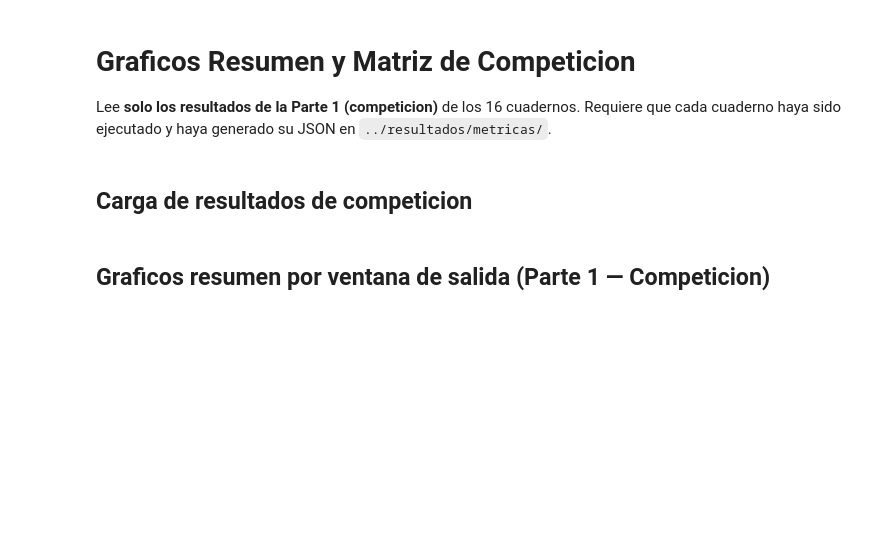
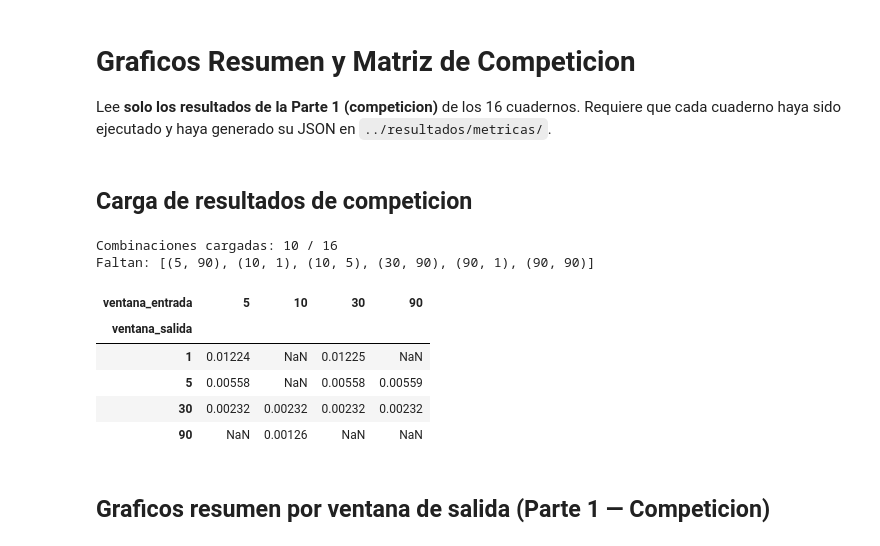
Before and after one commit to NataliaSJO/Taller4_NN, a Jupyter notebook: analisis/graficos_resumen.ipynb, the cells around one changed output. Cells and saved outputs as stored; diff of their text form; code cells hidden in the pictures; blank space fills up the shorter version.

```diff
--- a/analisis/graficos_resumen.ipynb
+++ b/analisis/graficos_resumen.ipynb
@@ -14,16 +14,25 @@ from utilidades.graficos   import graficar_resumen, graficar_matriz_competicion
 # %%
 # seccion='competicion' filtra solo los modelos de la Parte 1
 df = cargar_todos_resultados('../resultados/metricas/', seccion='competicion')
 
 combinaciones = df.groupby(['ventana_entrada','ventana_salida']).ngroups
 print(f'Combinaciones cargadas: {combinaciones} / 16')
 if combinaciones < 16:
     faltantes = [(e, s) for e in [5,10,30,90] for s in [1,5,30,90]
                  if df[(df.ventana_entrada==e)&(df.ventana_salida==s)].empty]
     print('Faltan:', faltantes)
 
-display(df.pivot_table(index='ventana_entrada', columns='ventana_salida',
+display(df.pivot_table(index='ventana_salida', columns='ventana_entrada',
                         values='mae_test', aggfunc='min').round(5))
+# %% [output]
+Combinaciones cargadas: 10 / 16
+Faltan: [(5, 90), (10, 1), (10, 5), (30, 90), (90, 1), (90, 90)]
+| ventana_entrada | 5 | 10 | 30 | 90 |
+| ventana_salida |  |  |  |  |
+| 1 | 0.01224 | NaN | 0.01225 | NaN |
+| 5 | 0.00558 | NaN | 0.00558 | 0.00559 |
+| 30 | 0.00232 | 0.00232 | 0.00232 | 0.00232 |
+| 90 | NaN | 0.00126 | NaN | NaN |
 # %% [markdown]
 ## Graficos resumen por ventana de salida (Parte 1 — Competicion)
 # %%
```
Also changed, not shown: parts of 3 cells of this notebook, 8 other files.
